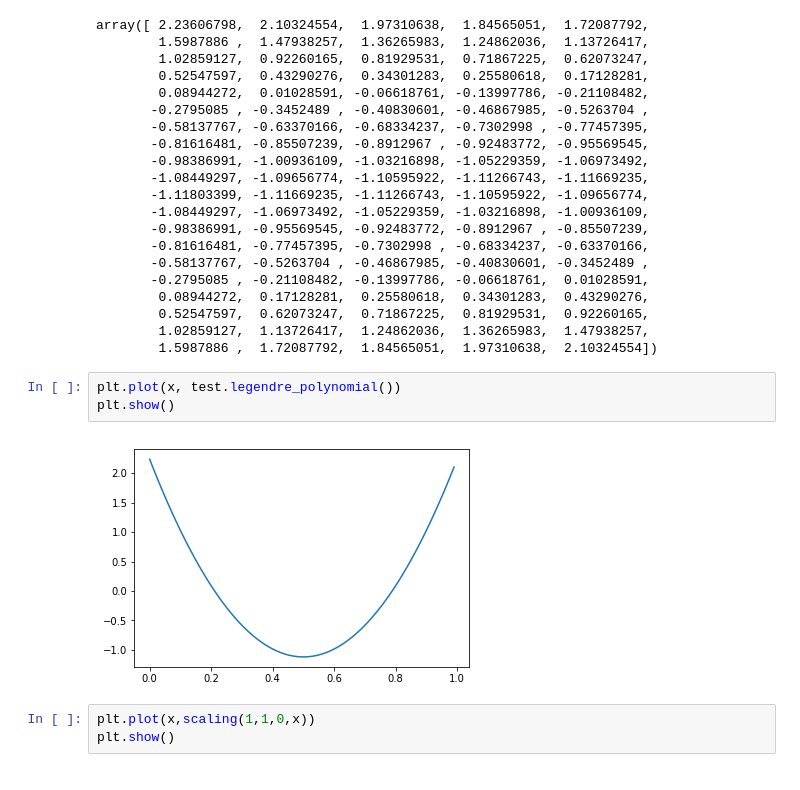
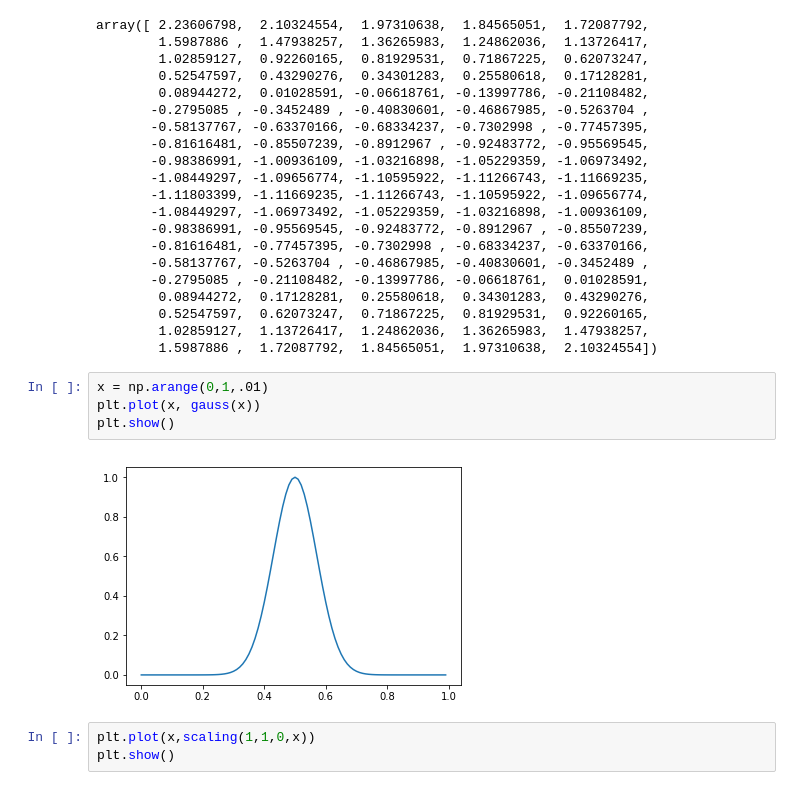
Before and after one commit to bjorgve/multiwavelets, a Jupyter notebook: MW.ipynb, the cells around one changed output. Saved outputs shown, nothing was run; the diff lists cells and outputs as text.

```diff
--- a/MW.ipynb
+++ b/MW.ipynb
@@ -208,11 +155,12 @@ array([ 2.23606798,  2.10324554,  1.97310638,  1.84565051,  1.72087792,
         0.52547597,  0.62073247,  0.71867225,  0.81929531,  0.92260165,
         1.02859127,  1.13726417,  1.24862036,  1.36265983,  1.47938257,
         1.5987886 ,  1.72087792,  1.84565051,  1.97310638,  2.10324554])
-# %%
-plt.plot(x, test.legendre_polynomial())
-plt.show()
-# %% [output]
-[figure, removed]
+# %%
+x = np.arange(0,1,.01)
+plt.plot(x, gauss(x))
+plt.show()
+# %% [output]
+[figure, added]
 # %%
 plt.plot(x,scaling(1,1,0,x))
 plt.show()
```
Also changed, not shown: parts of 14 cells of this notebook, 1 other file.
